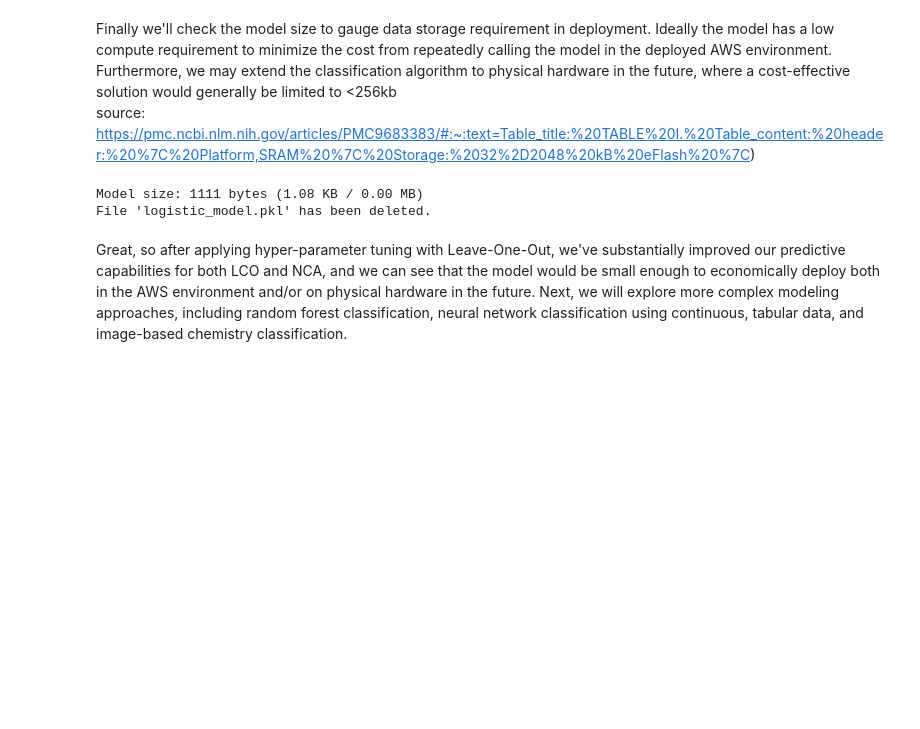
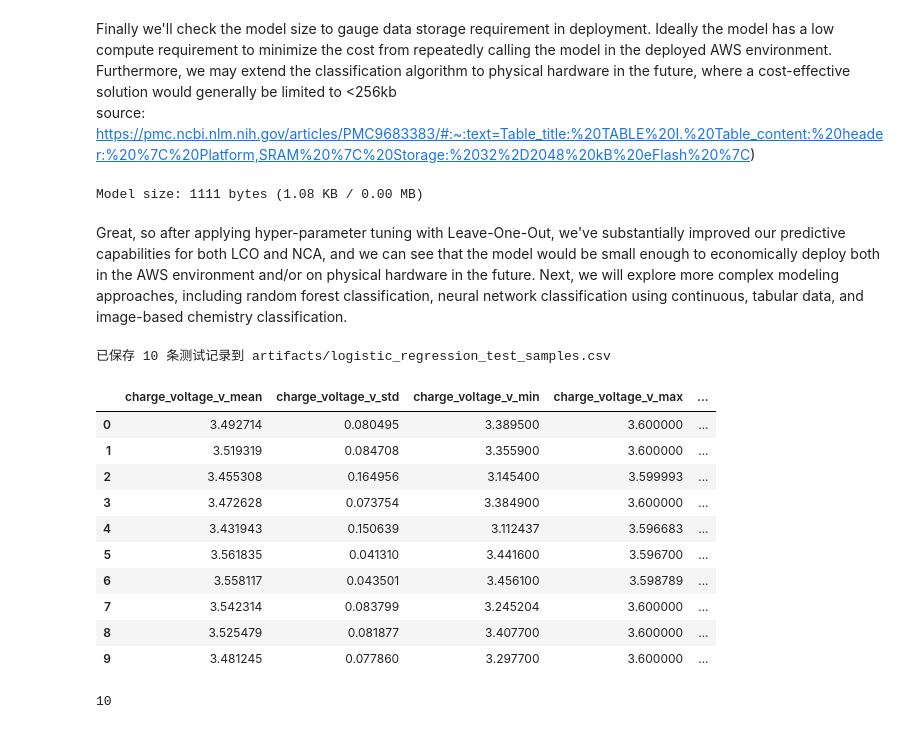
Before and after one commit to MJonesUmich/Battery_Classifier, a Jupyter notebook: notebooks/03_Logistic_Regression_Exploration.ipynb, the cells around one changed output. Saved outputs shown, nothing was run; the diff lists cells and outputs as text; code cells hidden in the pictures; blank space fills up the shorter version.

```diff
--- a/notebooks/03_Logistic_Regression_Exploration.ipynb
+++ b/notebooks/03_Logistic_Regression_Exploration.ipynb
@@ -310,16 +307,51 @@ import pickle
 with open('logistic_model.pkl', 'wb') as f:
     pickle.dump(model, f)
 
-file_path = 'logistic_model.pkl'  # or 'logistic_model.pkl'
+file_path = 'artifacts/logistic_model.pkl'  # or 'logistic_model.pkl'
 size_bytes = os.path.getsize(file_path)
 size_kb = size_bytes / 1024
 size_mb = size_kb / 1024
 
 print(f"Model size: {size_bytes} bytes ({size_kb:.2f} KB / {size_mb:.2f} MB)")
-os.remove(file_path)
-print(f"File '{file_path}' has been deleted.")
+# os.remove(file_path)
+# print(f"File '{file_path}' has been deleted.")
 # %% [output]
 Model size: 1111 bytes (1.08 KB / 0.00 MB)
-File 'logistic_model.pkl' has been deleted.
 # %% [markdown]
 Great, so after applying hyper-parameter tuning with Leave-One-Out, we've substantially improved our predictive capabilities for both LCO and NCA, and we can see that the model would be small enough to economically deploy both in the AWS environment and/or on physical hardware in the future. Next, we will explore more complex modeling approaches, including random forest classification, neural network classification using continuous, tabular data, and image-based chemistry classification.
+# %%
+# 抽取 10 条测试样本并保存为 CSV
+if 'X_test' not in globals() or 'y_test' not in globals():
+    raise RuntimeError("X_test/y_test 不存在，请先运行上面的训练单元。")
+
+# 合并特征与标签，便于输出
+_test_df = X_test.reset_index(drop=True).copy()
+_test_df[training_column] = y_test.reset_index(drop=True)
+
+n_samples = min(10, len(_test_df))
+test_subset = _test_df.sample(n=n_samples, random_state=42).reset_index(drop=True)
+
+
+output_path =  "artifacts/logistic_regression_test_samples.csv"
+
+test_subset.to_csv(output_path, index=False)
+print(f"已保存 {n_samples} 条测试记录到 {output_path}")
+
+test_subset
+# %% [output]
+已保存 10 条测试记录到 artifacts/logistic_regression_test_samples.csv
+|  | charge_voltage_v_mean | charge_voltage_v_std | charge_voltage_v_min | charge_voltage_v_max | ... |
+| 0 | 3.492714 | 0.080495 | 3.389500 | 3.600000 | ... |
+| 1 | 3.519319 | 0.084708 | 3.355900 | 3.600000 | ... |
+| 2 | 3.455308 | 0.164956 | 3.145400 | 3.599993 | ... |
+| 3 | 3.472628 | 0.073754 | 3.384900 | 3.600000 | ... |
+| 4 | 3.431943 | 0.150639 | 3.112437 | 3.596683 | ... |
+| 5 | 3.561835 | 0.041310 | 3.441600 | 3.596700 | ... |
+| 6 | 3.558117 | 0.043501 | 3.456100 | 3.598789 | ... |
+| 7 | 3.542314 | 0.083799 | 3.245204 | 3.600000 | ... |
+| 8 | 3.525479 | 0.081877 | 3.407700 | 3.600000 | ... |
+| 9 | 3.481245 | 0.077860 | 3.297700 | 3.600000 | ... |
+# %%
+n_samples
+# %% [output]
+10
```
Also changed, not shown: parts of 2 cells of this notebook, 10 other files.
